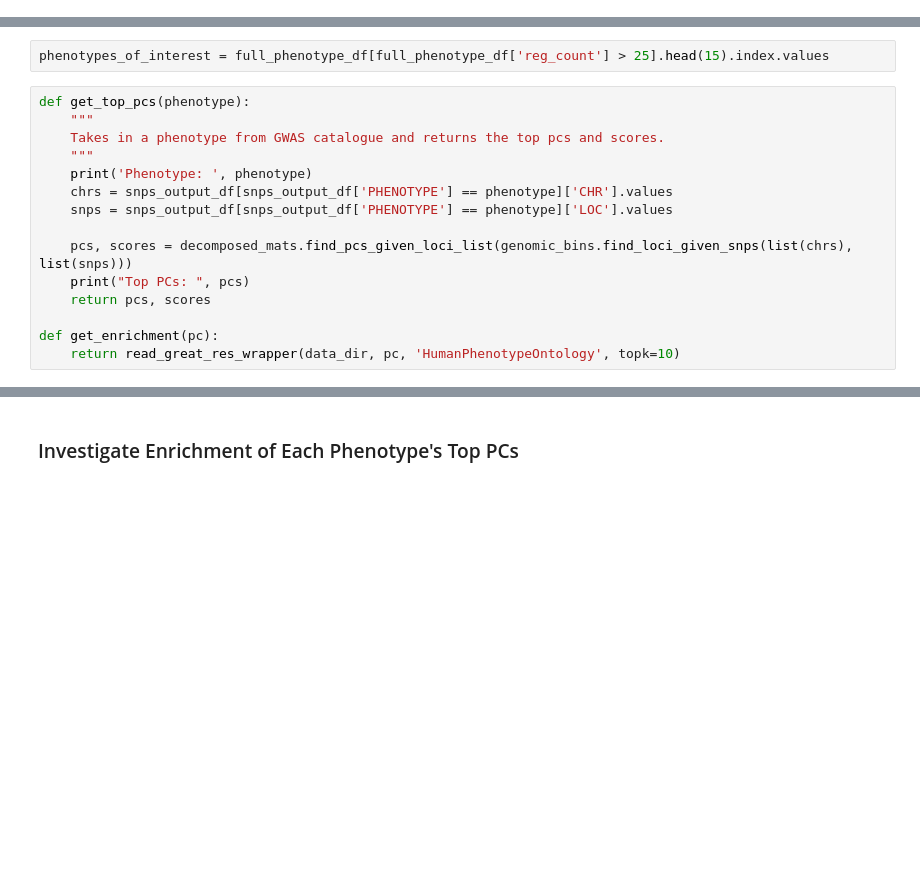
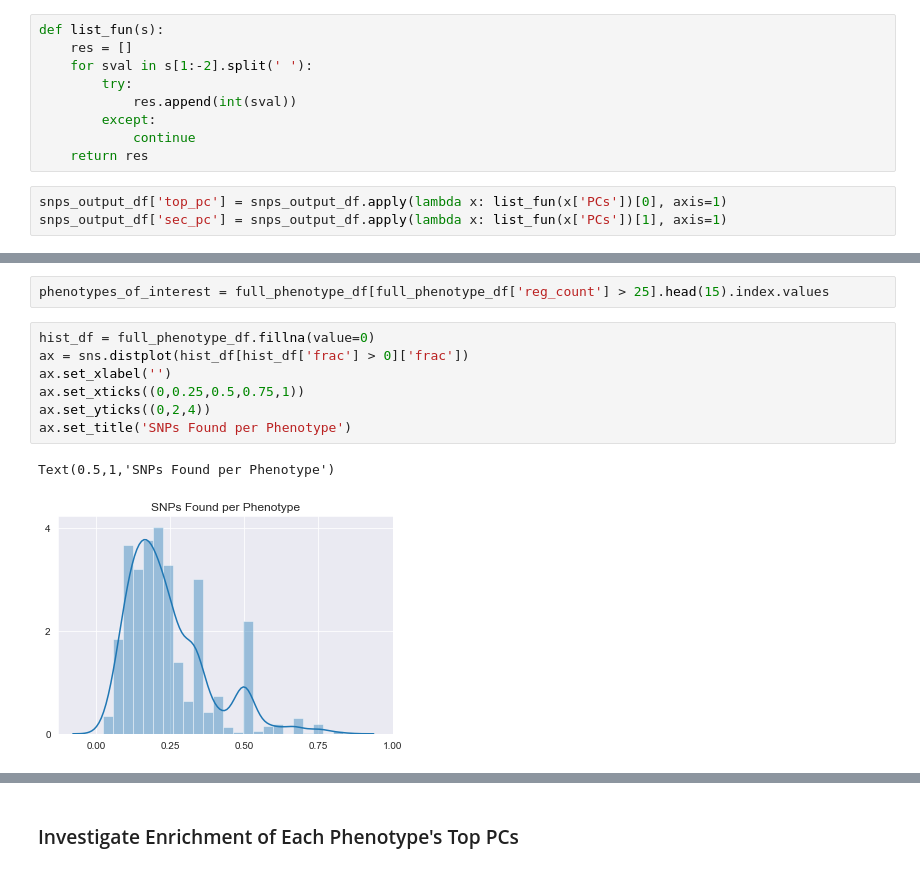
Before and after one commit to lkalesinskas/SNPs2ChIP, a Jupyter notebook: gwas/analyze_snp_results.ipynb, the cells around one changed output, grey strips where cells are left out. Drawn from its saved outputs; the diff is of its cells as text; blank space fills up the shorter version.

Commit message:
added enrichment figures and hist

```diff
--- a/gwas/analyze_snp_results.ipynb
+++ b/gwas/analyze_snp_results.ipynb
@@ -35,3 +38,15 @@ snps_output_df.head()
 | 6 | 6 | 31125810 | 10 | [ 0 25 5 8 39 20 129 16 64 145] | [0.37018713 0.06244947 0.05597641... | Drug-induced Stevens-Johnson synd... | 5_prime_UTR_variant | 0.0 |
 | 20 | 6 | 26092913 | 10 | [ 0 135 17 13 1 23 60 20 15 3] | [0.08444188 0.07176824 0.06359578... | Hepcidin levels | missense_variant | 0.0 |
 | 21 | 6 | 26092913 | 10 | [ 0 135 17 13 1 23 60 20 15 3] | [0.08444188 0.07176824 0.06359578... | Hepcidin levels | missense_variant | 0.0 |
+# %%
+def list_fun(s):
+    res = []
+    for sval in s[1:-2].split(' '):
+        try:
+            res.append(int(sval))
+        except:
+            continue
+    return res
+# %%
+snps_output_df['top_pc'] = snps_output_df.apply(lambda x: list_fun(x['PCs'])[0], axis=1)
+snps_output_df['sec_pc'] = snps_output_df.apply(lambda x: list_fun(x['PCs'])[1], axis=1)
@@ -69,18 +97,13 @@ full_phenotype_df.head()
 | IgG disialylation phenotypes (mul... | 1 | 3.0 | 0.750000 |
 # %%
 phenotypes_of_interest = full_phenotype_df[full_phenotype_df['reg_count'] > 25].head(15).index.values
-# %%
-def get_top_pcs(phenotype):
-    """
-    Takes in a phenotype from GWAS catalogue and returns the top pcs and scores.
-    """
-    print('Phenotype: ', phenotype)
-    chrs = snps_output_df[snps_output_df['PHENOTYPE'] == phenotype]['CHR'].values
-    snps = snps_output_df[snps_output_df['PHENOTYPE'] == phenotype]['LOC'].values
-
-    pcs, scores = decomposed_mats.find_pcs_given_loci_list(genomic_bins.find_loci_given_snps(list(chrs), list(snps)))
-    print("Top PCs: ", pcs)
-    return pcs, scores
-
-def get_enrichment(pc):
-    return read_great_res_wrapper(data_dir, pc, 'HumanPhenotypeOntology', topk=10)
+# %%
+hist_df = full_phenotype_df.fillna(value=0)
+ax = sns.distplot(hist_df[hist_df['frac'] > 0]['frac'])
+ax.set_xlabel('')
+ax.set_xticks((0,0.25,0.5,0.75,1))
+ax.set_yticks((0,2,4))
+ax.set_title('SNPs Found per Phenotype')
+# %% [output]
+Text(0.5,1,'SNPs Found per Phenotype')
+[figure, added]
```
Also changed, not shown: parts of 20 cells of this notebook.
